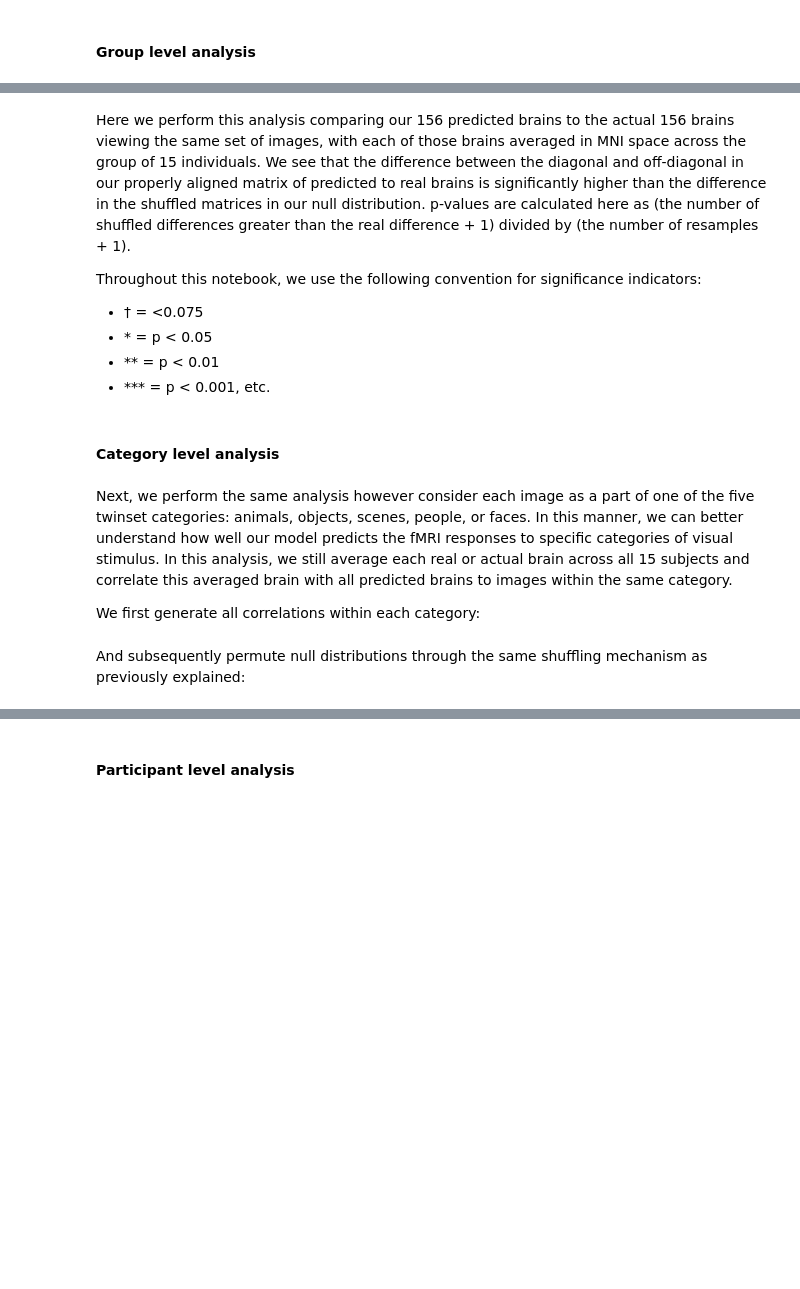
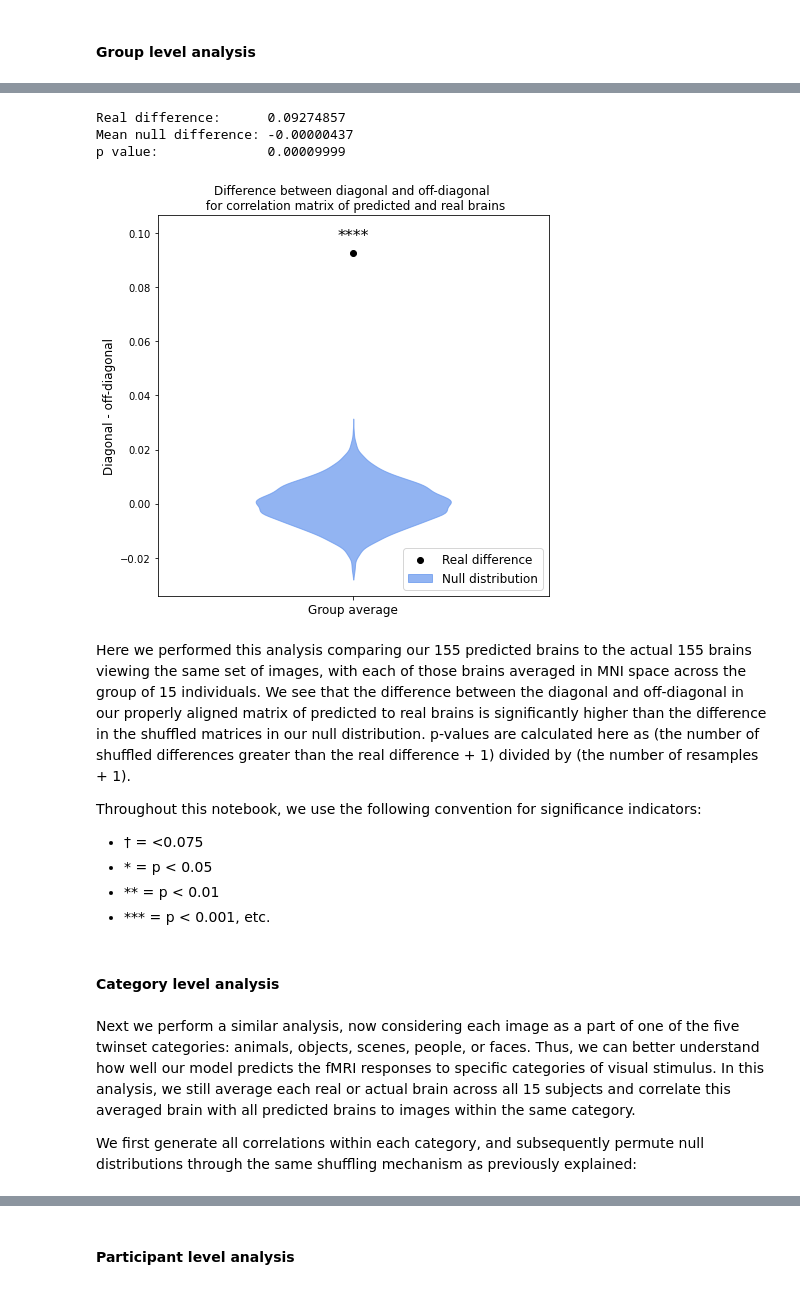
Before and after one commit to dpmlab/img2fmri, a Jupyter notebook: aperture_notebook.ipynb, the cells around one changed output, grey strips where cells are left out. Saved outputs shown, nothing was run; the diff lists cells and outputs as text; code cells hidden in the pictures; blank space fills up the shorter version.

```diff
--- a/aperture_notebook.ipynb
+++ b/aperture_notebook.ipynb
@@ -133,5 +84,12 @@ analysis.twinset_random_group_permutations(image_dir=output_dir, n_shuffle=10000
+# %%
+analysis.twinset_group_permutations(n_shuffle=10000, print_vals=True, force_resample=True, image_dir=output_dir)
+# %% [output]
+Real difference:      0.09274857
+Mean null difference: -0.00000437
+p value:              0.00009999
+[figure, added]
 # %% [markdown]
-Here we perform this analysis comparing our 156 predicted brains to the actual 156 brains viewing the same set of images, with each of those brains averaged in MNI space across the group of 15 individuals. We see that the difference between the diagonal and off-diagonal in our properly aligned matrix of predicted to real brains is significantly higher than the difference in the shuffled matrices in our null distribution. p-values are calculated here as (the number of shuffled differences greater than the real difference + 1) divided by (the number of resamples + 1).
+Here we performed this analysis comparing our 155 predicted brains to the actual 155 brains viewing the same set of images, with each of those brains averaged in MNI space across the group of 15 individuals. We see that the difference between the diagonal and off-diagonal in our properly aligned matrix of predicted to real brains is significantly higher than the difference in the shuffled matrices in our null distribution. p-values are calculated here as (the number of shuffled differences greater than the real difference + 1) divided by (the number of resamples + 1).
 
 Throughout this notebook, we use the following convention for significance indicators:
 - † = <0.075
@@ -141,6 +99,6 @@ Throughout this notebook, we use the following convention for significance indic
 # %% [markdown]
 #### Category level analysis
 # %% [markdown]
-Next, we perform the same analysis however consider each image as a part of one of the five twinset categories: animals, objects, scenes, people, or faces. In this manner, we can better understand how well our model predicts the fMRI responses to specific categories of visual stimulus. In this analysis, we still average each real or actual brain across all 15 subjects and correlate this averaged brain with all predicted brains to images within the same category.
+Next we perform a similar analysis, now considering each image as a part of one of the five twinset categories: animals, objects, scenes, people, or faces. Thus, we can better understand how well our model predicts the fMRI responses to specific categories of visual stimulus. In this analysis, we still average each real or actual brain across all 15 subjects and correlate this averaged brain with all predicted brains to images within the same category.
 
-We first generate all correlations within each category:
+We first generate all correlations within each category, and subsequently permute null distributions through the same shuffling mechanism as previously explained:
@@ -149,2 +104,0 @@ analysis.twinset_generate_category_correlations(output_dir)
-# %% [markdown]
-And subsequently permute null distributions through the same shuffling mechanism as previously explained:
```
Also changed, not shown: parts of 79 cells of this notebook.
